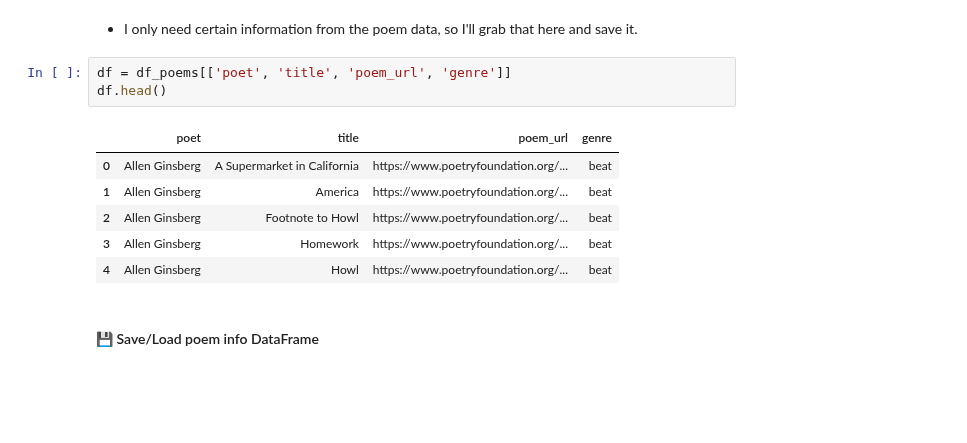
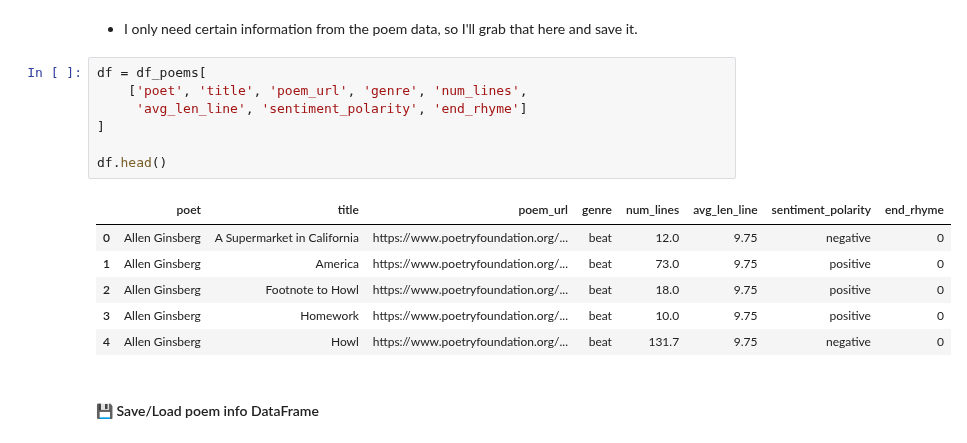
Before and after one commit to p-szymo/poetry_genre_classifier, a Jupyter notebook: 05_recommendation_system.ipynb, the cells around one changed output. Cells and saved outputs as stored; diff of their text form; blank space fills up the shorter version.

```diff
--- a/05_recommendation_system.ipynb
+++ b/05_recommendation_system.ipynb
@@ -134,15 +134,19 @@ model = Doc2Vec.load('data/doc2vec_final.model')
 # %% [markdown]
 - I only need certain information from the poem data, so I'll grab that here and save it.
 # %%
-df = df_poems[['poet', 'title', 'poem_url', 'genre']]
+df = df_poems[
+    ['poet', 'title', 'poem_url', 'genre', 'num_lines',
+     'avg_len_line', 'sentiment_polarity', 'end_rhyme']
+]
+
 df.head()
 # %% [output]
-|  | poet | title | poem_url | genre |
-| 0 | Allen Ginsberg | A Supermarket in California | https://www.poetryfoundation.org/... | beat |
-| 1 | Allen Ginsberg | America | https://www.poetryfoundation.org/... | beat |
-| 2 | Allen Ginsberg | Footnote to Howl | https://www.poetryfoundation.org/... | beat |
-| 3 | Allen Ginsberg | Homework | https://www.poetryfoundation.org/... | beat |
-| 4 | Allen Ginsberg | Howl | https://www.poetryfoundation.org/... | beat |
+|  | poet | title | poem_url | genre | num_lines | avg_len_line | sentiment_polarity | end_rhyme |
+| 0 | Allen Ginsberg | A Supermarket in California | https://www.poetryfoundation.org/... | beat | 12.0 | 9.75 | negative | 0 |
+| 1 | Allen Ginsberg | America | https://www.poetryfoundation.org/... | beat | 73.0 | 9.75 | positive | 0 |
+| 2 | Allen Ginsberg | Footnote to Howl | https://www.poetryfoundation.org/... | beat | 18.0 | 9.75 | positive | 0 |
+| 3 | Allen Ginsberg | Homework | https://www.poetryfoundation.org/... | beat | 10.0 | 9.75 | positive | 0 |
+| 4 | Allen Ginsberg | Howl | https://www.poetryfoundation.org/... | beat | 131.7 | 9.75 | negative | 0 |
 # %% [markdown]
 #### 💾 Save/Load poem info DataFrame
 # %%
```
Also changed, not shown: 6 other files.
